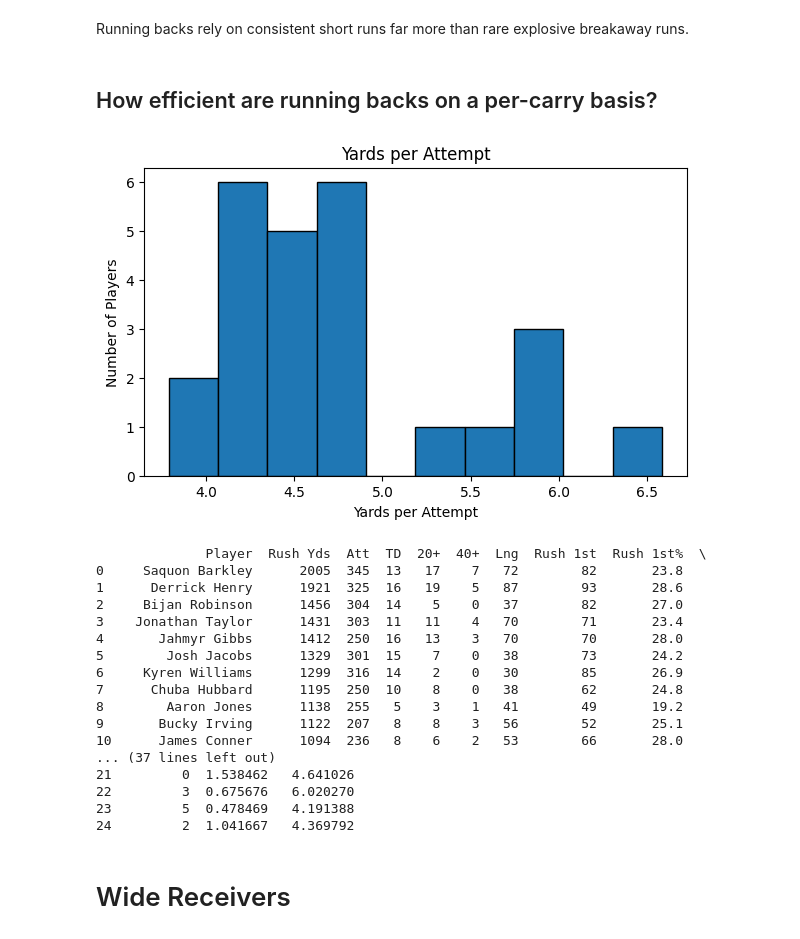
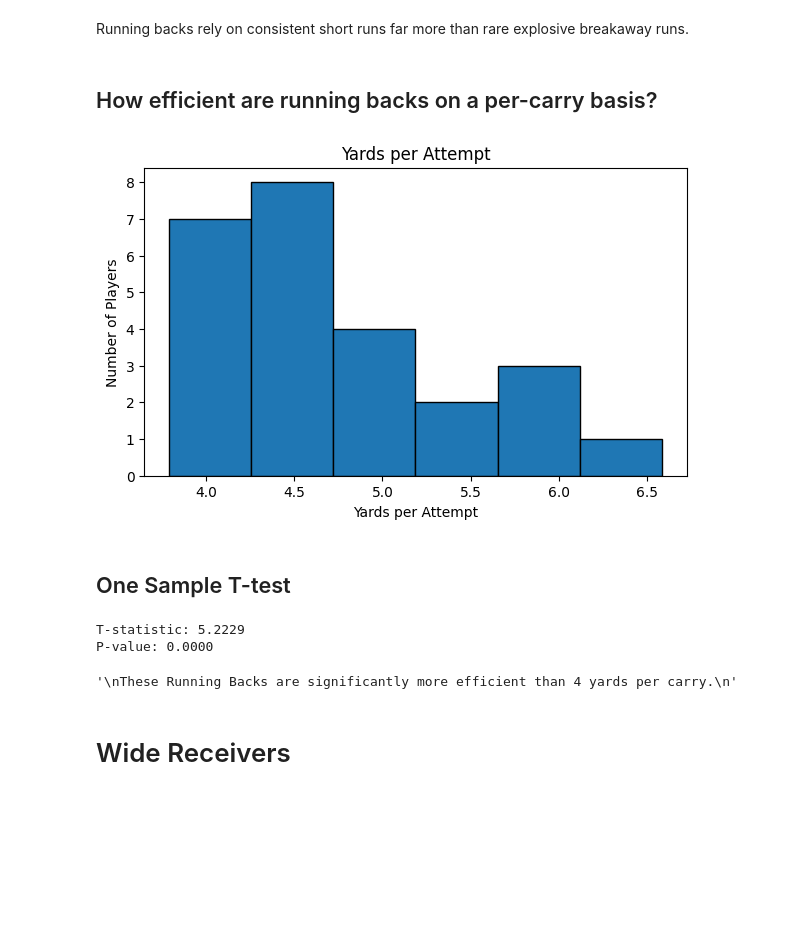
Before and after one commit to johannanguyen/nfl_stats, a Jupyter notebook: nfl_stats.ipynb, the cells around one changed output. Drawn from its saved outputs; the diff is of its cells as text; code cells hidden in the pictures; blank space fills up the shorter version.

```diff
--- a/nfl_stats.ipynb
+++ b/nfl_stats.ipynb
@@ -179,37 +181,34 @@ Running backs rely on consistent short runs far more than rare explosive breakaw
 # %%
 # Yards Per Attempt graph
 display(Markdown("## How efficient are running backs on a per-carry basis?"))
 
 rushing_2024["YdsPerAtt"] = rushing_2024["Rush Yds"] / rushing_2024["Att"]
 
 plt.figure(figsize=(7, 4))
-plt.hist(rushing_2024["YdsPerAtt"], bins=10, edgecolor="black")
+plt.hist(rushing_2024["YdsPerAtt"], bins=6, edgecolor="black")
 plt.title("Yards per Attempt")
 plt.xlabel("Yards per Attempt")
 plt.ylabel("Number of Players")
 plt.show()
 
 
-print(rushing_2024)
+display(Markdown("## One Sample T-test"))
+# Run one-sample t-test
+t_stat, p_val = ttest_1samp(rushing_2024['YdsPerAtt'], 4.0)
+
+print(f"T-statistic: {t_stat:.4f}")
+print(f"P-value: {p_val:.4f}")
+
+
+"""
+These Running Backs are significantly more efficient than 4 yards per carry.
+"""
 # %% [output]
 ## How efficient are running backs on a per-carry basis?
-[figure, old version]
+[figure, new version]
+## One Sample T-test
-              Player  Rush Yds  Att  TD  20+  40+  Lng  Rush 1st  Rush 1st%  \
-0     Saquon Barkley      2005  345  13   17    7   72        82       23.8
-1      Derrick Henry      1921  325  16   19    5   87        93       28.6
-2     Bijan Robinson      1456  304  14    5    0   37        82       27.0
-3    Jonathan Taylor      1431  303  11   11    4   70        71       23.4
-4       Jahmyr Gibbs      1412  250  16   13    3   70        70       28.0
-5        Josh Jacobs      1329  301  15    7    0   38        73       24.2
-6     Kyren Williams      1299  316  14    2    0   30        85       26.9
-7      Chuba Hubbard      1195  250  10    8    0   38        62       24.8
-8        Aaron Jones      1138  255   5    3    1   41        49       19.2
-9       Bucky Irving      1122  207   8    8    3   56        52       25.1
-10      James Conner      1094  236   8    6    2   53        66       28.0
-... (37 lines left out)
-21         0  1.538462   4.641026
-22         3  0.675676   6.020270
-23         5  0.478469   4.191388
-24         2  1.041667   4.369792
+T-statistic: 5.2229
+P-value: 0.0000
+'\nThese Running Backs are significantly more efficient than 4 yards per carry.\n'
 # %% [markdown]
 # Wide Receivers
```
Also changed, not shown: parts of 4 cells of this notebook.
